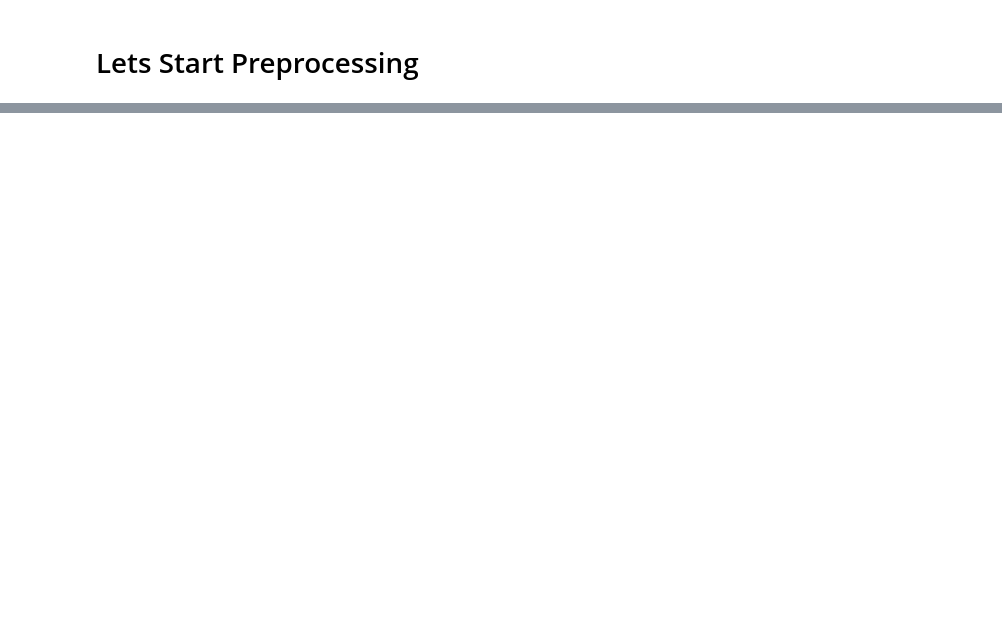
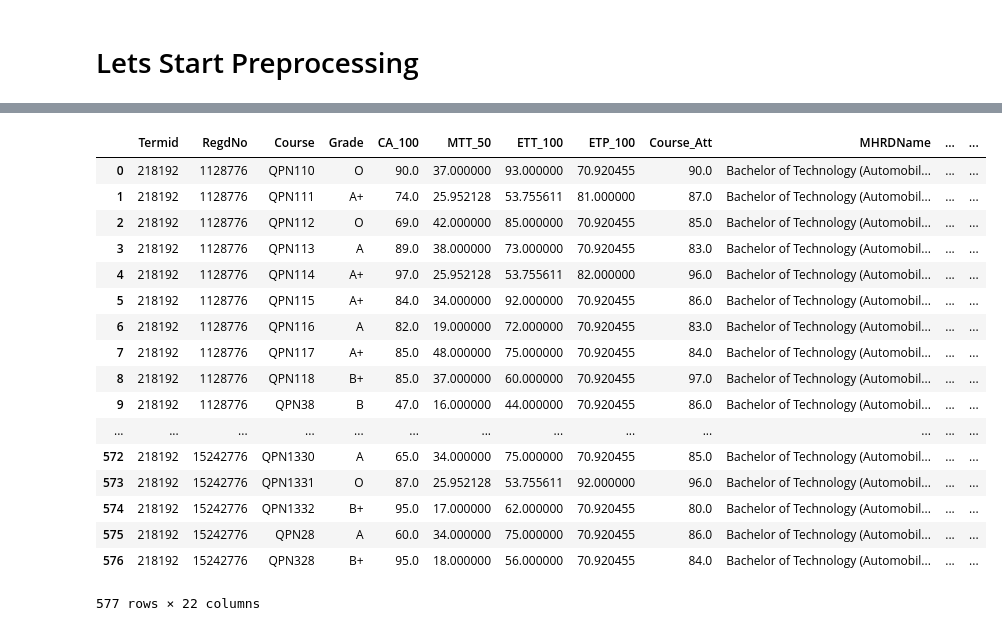
Before and after one commit to frtug/PredictDifficulty, a Jupyter notebook: first.ipynb, the cells around one changed output, grey strips where cells are left out. Saved outputs shown, nothing was run; the diff lists cells and outputs as text; code cells hidden in the pictures; blank space fills up the shorter version.

```diff
--- a/first.ipynb
+++ b/first.ipynb
@@ -75,6 +65,5 @@ array([[90., 37., 93., nan],
 from sklearn.preprocessing import Imputer
 # %%
 imputer = Imputer(missing_values='NaN',strategy='mean',axis=0)
-imputer.fit(X)
-X = imputer.transform(X)
-X
+imputer.fit(data.iloc[:,4:8].values)
+data.iloc[:,4:8] = imputer.transform(data.iloc[:,4:8].values)
@@ -91,0 +70,21 @@ AttributeError: can't set attribute
+# %%
+data
+# %% [output]
+|  | Termid | RegdNo | Course | Grade | CA_100 | MTT_50 | ETT_100 | ETP_100 | Course_Att | MHRDName | ... | ... |
+| 0 | 218192 | 1128776 | QPN110 | O | 90.0 | 37.000000 | 93.000000 | 70.920455 | 90.0 | Bachelor of Technology (Automobil... | ... | ... |
+| 1 | 218192 | 1128776 | QPN111 | A+ | 74.0 | 25.952128 | 53.755611 | 81.000000 | 87.0 | Bachelor of Technology (Automobil... | ... | ... |
+| 2 | 218192 | 1128776 | QPN112 | O | 69.0 | 42.000000 | 85.000000 | 70.920455 | 85.0 | Bachelor of Technology (Automobil... | ... | ... |
+| 3 | 218192 | 1128776 | QPN113 | A | 89.0 | 38.000000 | 73.000000 | 70.920455 | 83.0 | Bachelor of Technology (Automobil... | ... | ... |
+| 4 | 218192 | 1128776 | QPN114 | A+ | 97.0 | 25.952128 | 53.755611 | 82.000000 | 96.0 | Bachelor of Technology (Automobil... | ... | ... |
+| 5 | 218192 | 1128776 | QPN115 | A+ | 84.0 | 34.000000 | 92.000000 | 70.920455 | 86.0 | Bachelor of Technology (Automobil... | ... | ... |
+| 6 | 218192 | 1128776 | QPN116 | A | 82.0 | 19.000000 | 72.000000 | 70.920455 | 83.0 | Bachelor of Technology (Automobil... | ... | ... |
+| 7 | 218192 | 1128776 | QPN117 | A+ | 85.0 | 48.000000 | 75.000000 | 70.920455 | 84.0 | Bachelor of Technology (Automobil... | ... | ... |
+| 8 | 218192 | 1128776 | QPN118 | B+ | 85.0 | 37.000000 | 60.000000 | 70.920455 | 97.0 | Bachelor of Technology (Automobil... | ... | ... |
+| 9 | 218192 | 1128776 | QPN38 | B | 47.0 | 16.000000 | 44.000000 | 70.920455 | 86.0 | Bachelor of Technology (Automobil... | ... | ... |
+| ... | ... | ... | ... | ... | ... | ... | ... | ... | ... | ... | ... | ... |
+| 572 | 218192 | 15242776 | QPN1330 | A | 65.0 | 34.000000 | 75.000000 | 70.920455 | 85.0 | Bachelor of Technology (Automobil... | ... | ... |
+| 573 | 218192 | 15242776 | QPN1331 | O | 87.0 | 25.952128 | 53.755611 | 92.000000 | 96.0 | Bachelor of Technology (Automobil... | ... | ... |
+| 574 | 218192 | 15242776 | QPN1332 | B+ | 95.0 | 17.000000 | 62.000000 | 70.920455 | 80.0 | Bachelor of Technology (Automobil... | ... | ... |
+| 575 | 218192 | 15242776 | QPN28 | A | 60.0 | 34.000000 | 75.000000 | 70.920455 | 86.0 | Bachelor of Technology (Automobil... | ... | ... |
+| 576 | 218192 | 15242776 | QPN328 | B+ | 95.0 | 18.000000 | 56.000000 | 70.920455 | 84.0 | Bachelor of Technology (Automobil... | ... | ... |
+577 rows × 22 columns
```
Also changed, not shown: parts of 28 cells of this notebook, 4 other files.
